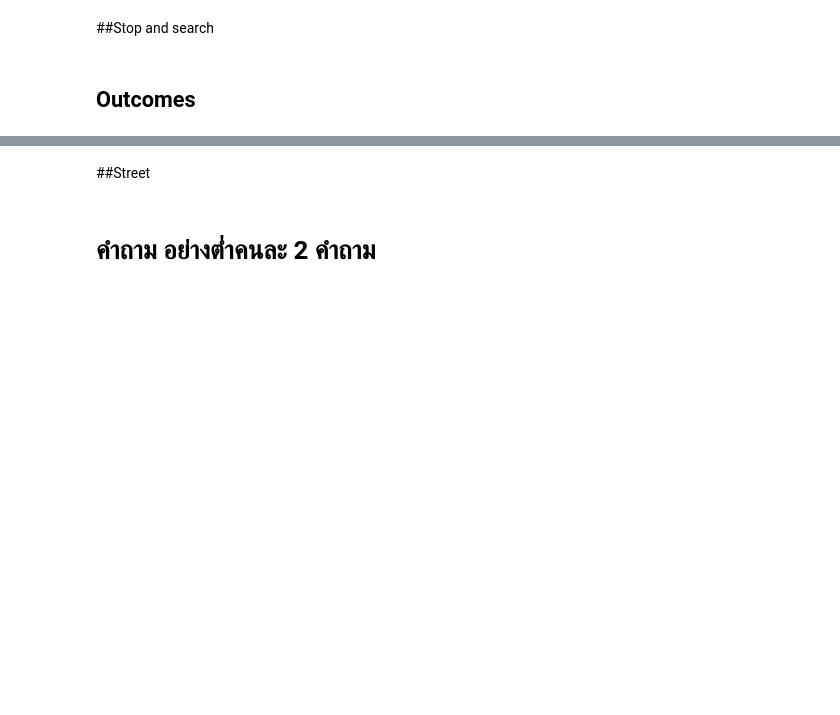
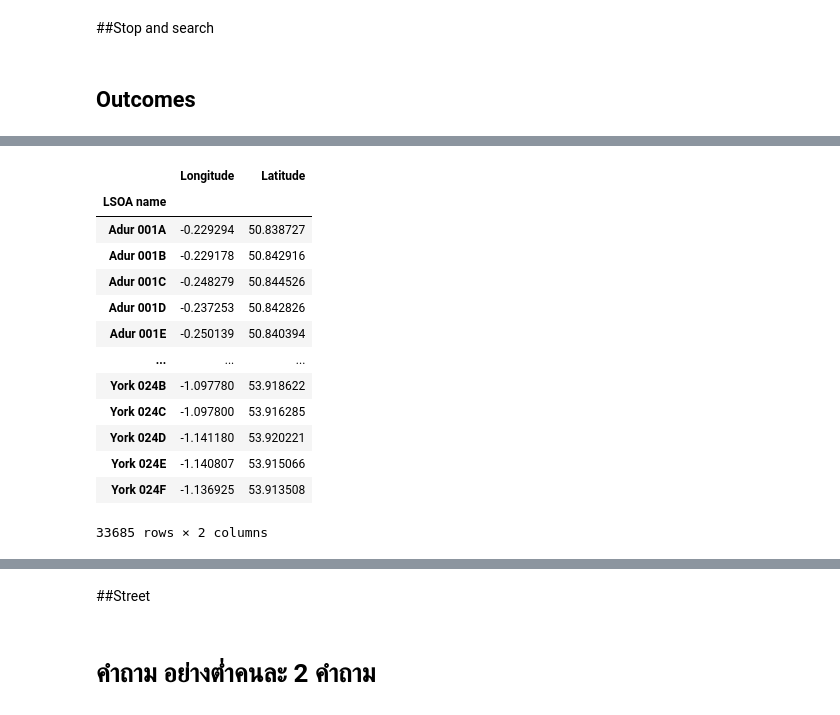
Before and after one commit to jangInw007/JENZY_Project, a Jupyter notebook: JENZY_is_perfect_project_Basicpro.ipynb, the cells around one changed output, grey strips where cells are left out. Saved outputs shown, nothing was run; the diff lists cells and outputs as text; code cells hidden in the pictures; blank space fills up the shorter version.

```diff
--- a/JENZY_is_perfect_project_Basicpro.ipynb
+++ b/JENZY_is_perfect_project_Basicpro.ipynb
@@ -864,0 +903,6 @@ These questions can serve as a starting point for your data analysis and visuali
+# %%
+# แทนที่ค่าว่างใน LSOA ด้วยข้อความระบุว่าข้อมูลขาดหายไป
+imputation_value = 'LSOA Missing'
+
+combined_outcomes_2025_all_months['LSOA code'].fillna(imputation_value, inplace=True)
+combined_outcomes_2025_all_months['LSOA name'].fillna(imputation_value, inplace=True)
@@ -864,0 +963,17 @@ These questions can serve as a starting point for your data analysis and visuali
+# %%
+lsoa_coords_median
+# %% [output]
+|  | Longitude | Latitude |
+| LSOA name |  |  |
+| Adur 001A | -0.229294 | 50.838727 |
+| Adur 001B | -0.229178 | 50.842916 |
+| Adur 001C | -0.248279 | 50.844526 |
+| Adur 001D | -0.237253 | 50.842826 |
+| Adur 001E | -0.250139 | 50.840394 |
+| ... | ... | ... |
+| York 024B | -1.097780 | 53.918622 |
+| York 024C | -1.097800 | 53.916285 |
+| York 024D | -1.141180 | 53.920221 |
+| York 024E | -1.140807 | 53.915066 |
+| York 024F | -1.136925 | 53.913508 |
+33685 rows × 2 columns
```
Also changed, not shown: parts of 19 cells of this notebook.
